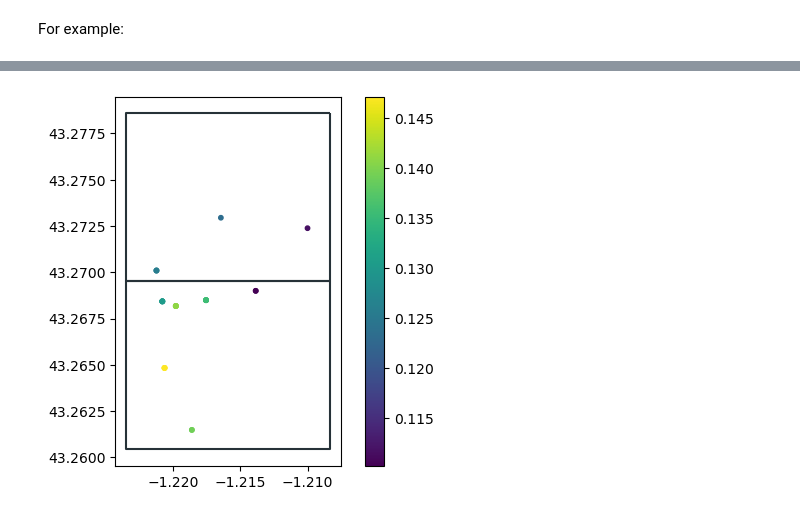
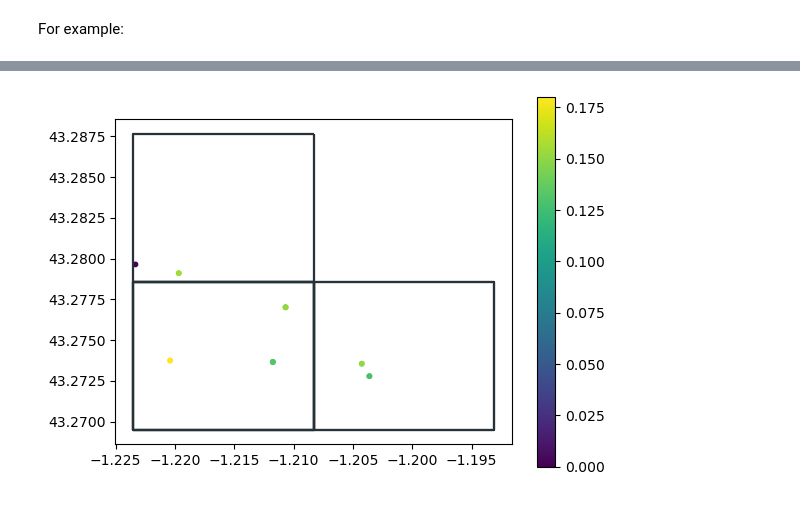
Before and after one commit to franckalbinet/trufl, a Jupyter notebook: nbs/04_callbacks.ipynb, the cells around one changed output, grey strips where cells are left out. Drawn from its saved outputs; the diff is of its cells as text; code cells hidden in the pictures.

Commit message:
refactor sampler, create data collector and account for non sampled polygons

```diff
--- a/nbs/04_callbacks.ipynb
+++ b/nbs/04_callbacks.ipynb
@@ -159,9 +173,13 @@ class MoranICB(Callback):
         w.transform = "R" # Row-standardization
         return w
 
-    def __call__(self, loc_id, state):
-        subset = state.measurements[state.measurements.loc_id == loc_id]
+    def __call__(self,
+                 loc_id:int, # Unique id of an individual area of interest.
+                 o:Type[State] # A State's object
+                ):
+        if loc_id in o.unsampled_locs: return Variable(self.name, np.nan)
+        subset = o.measurements.loc[[loc_id]]
         if len(subset) <= self.min_n: return Variable(self.name, np.nan)
-        expanded_measurements = state.expand_to_k_nearest(subset, k=self.k)
+        expanded_measurements = o.expand_to_k_nearest(subset, k=self.k)
         moran = esda.moran.Moran(expanded_measurements['value'], self._weights(expanded_measurements))
         return Variable(self.name, moran.I if moran.p_sim < self.p_threshold else np.nan)
@@ -200,0 +215,15 @@ gdf_samples_t0.head()
+# %%
+#|eval: false
+# Define random samples where to collect data
+sampler = Sampler(gdf_grid)
+np.random.seed(41)
+n = np.random.randint(0, high=10, size=len(gdf_grid), dtype=int)
+sample_locs = sampler.sample(n, method='uniform')
+# %%
+#|eval: false
+# Emulate data collection
+dc_emulator = DataCollector(fname_raster)
+samples_t0 = dc_emulator.collect(sample_locs)
+
+ax = samples_t0.plot(column='value', s=3, legend=True)
+gdf_grid.boundary.plot(color=black, ax=ax);
@@ -201,3 +234,8 @@ gdf_samples_t0.head()
 # %%
 #|eval: false
-state = State(gdf_samples_t0, [MaxCB(), MinCB(), StdCB(), CountCB(), MoranICB(k=5)])
+state = State(samples_t0, gdf_grid, cbs=[
+    MaxCB(), MinCB(), StdCB(), CountCB(), MoranICB(k=5), PriorCB(fname_raster)
+])
+
+# You have to call the instance
+state_t0 = state(); state_t0
@@ -242,9 +269,13 @@ state(loc_id=0, as_numpy=False)
 # %%
 #|eval: false
-subset = state.measurements[state.measurements.loc_id == 0]; subset.head()
 
-expanded_gpd = state.expand_to_k_nearest(subset, k=5)
-ax = expanded_gpd.plot(column='value', s=10, legend=True)
-gdf_grid[gdf_grid.loc_id.isin(expanded_gpd.loc_id.unique())].boundary.plot(color=black, ax=ax);
+# Select measurements belonging to loc_id=1
+subset = state.measurements.loc[[1]]; subset.head()
+# Expand to k-nearest neighbors
+expanded_pts = state.expand_to_k_nearest(subset, k=5)
+
+# Look how the k-nearest neighbors from adjacent areas are now incuded
+ax = expanded_pts.plot(column='value', s=10, legend=True)
+gpd.sjoin(gdf_grid, expanded_pts, how="inner", predicate='contains').boundary.plot(color=black, ax=ax);
 # %% [output]
-[figure, old version]
+[figure, new version]
```
Also changed, not shown: parts of 23 cells of this notebook, 14 other files.
